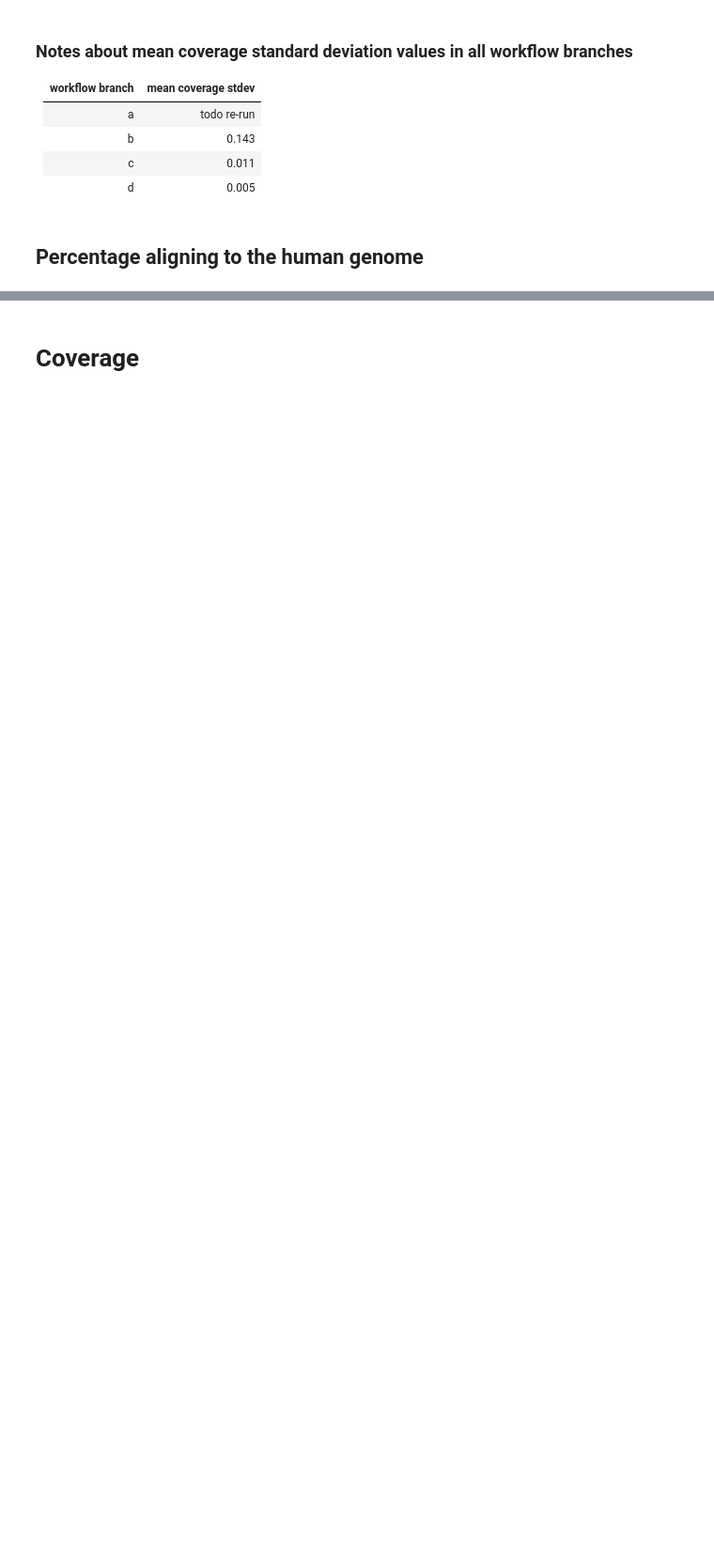
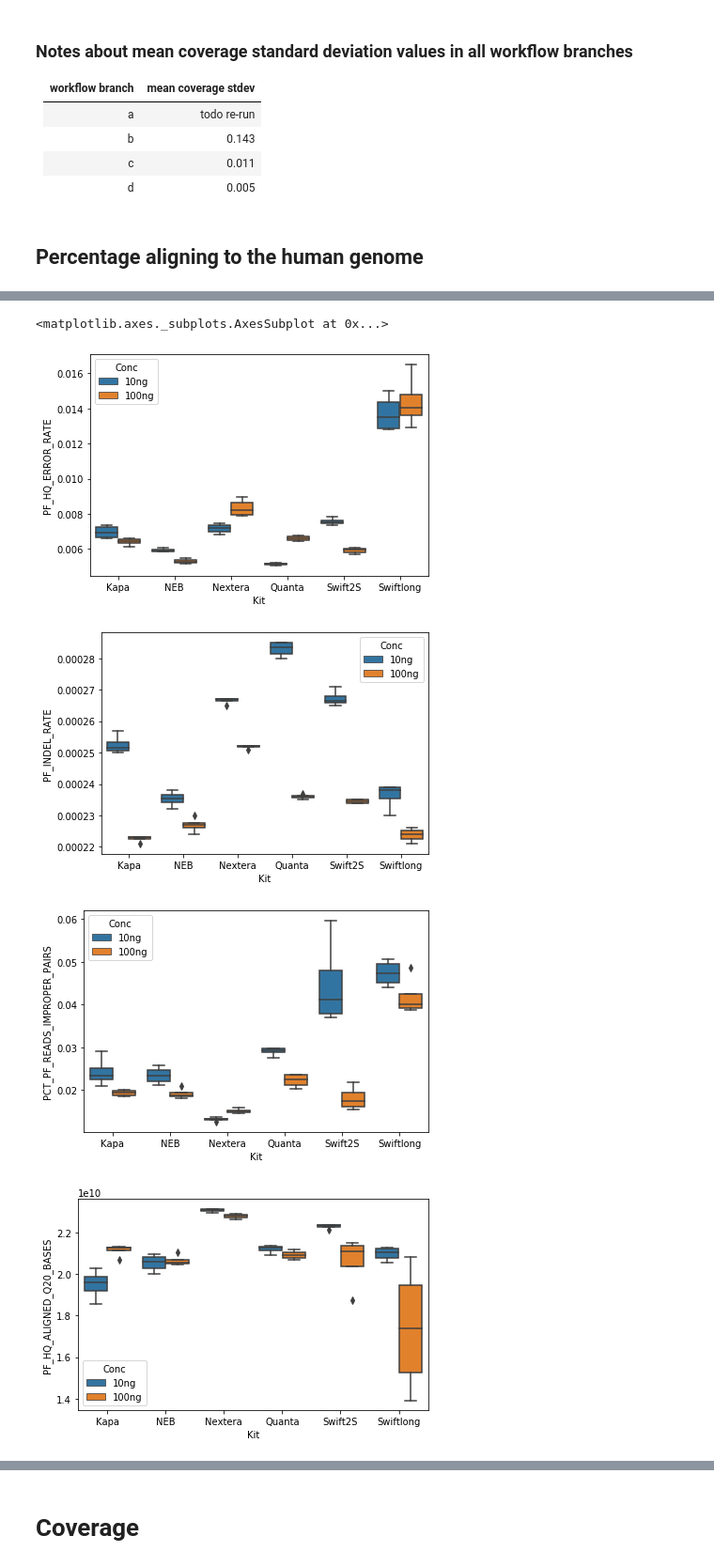
Before and after one commit to fa2k/comparison, a Jupyter notebook: b_Analysis.ipynb, the cells around one changed output, grey strips where cells are left out. Shown at 94% size. Drawn from its saved outputs; the diff is of its cells as text; code cells hidden in the pictures; blank space fills up the shorter version.

```diff
--- a/b_Analysis.ipynb
+++ b/b_Analysis.ipynb
@@ -178,0 +223,21 @@ plt.xlabel("")
+# %%
+plt.figure()
+#sns.boxplot(data=df, x='Kit', y='PF_MISMATCH_RATE', hue='Conc')
+#plt.figure()
+sns.boxplot(data=df, x='Kit', y='PF_HQ_ERROR_RATE', hue='Conc')
+plt.figure()
+sns.boxplot(data=df, x='Kit', y='PF_INDEL_RATE', hue='Conc')
+plt.figure()
+sns.boxplot(data=df, x='Kit', y='PCT_PF_READS_IMPROPER_PAIRS', hue='Conc')
+plt.figure()
+sns.boxplot(data=df, x='Kit', y='PF_HQ_ALIGNED_Q20_BASES', hue='Conc')
+plt.figure()
+sns.boxplot(data=df, x='Kit', y='PCT_CHIMERAS', hue='Conc')
+plt.figure()
+sns.boxplot(data=df, x='Kit', y='PCT_EXC_TOTAL', hue='Conc')
+# %% [output]
+<matplotlib.axes._subplots.AxesSubplot at 0x...>
+[figure, added]
+[figure, added]
+[figure, added]
+[figure, added]
```
Also changed, not shown: parts of 21 cells of this notebook.
